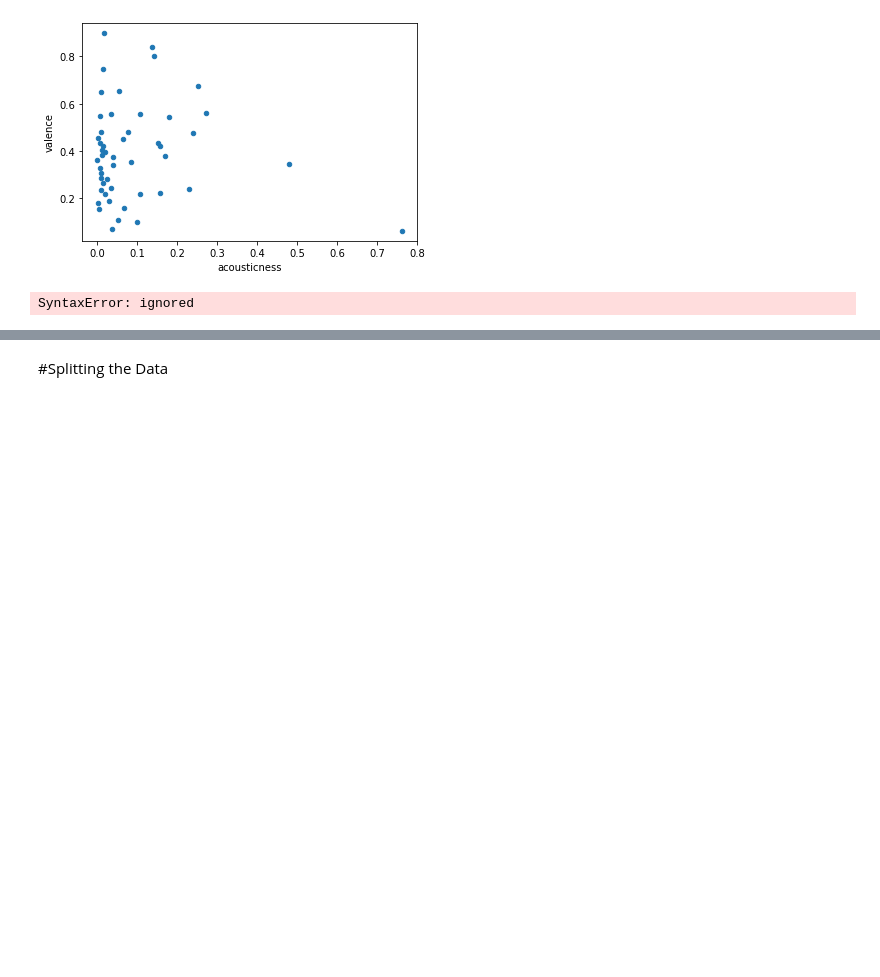
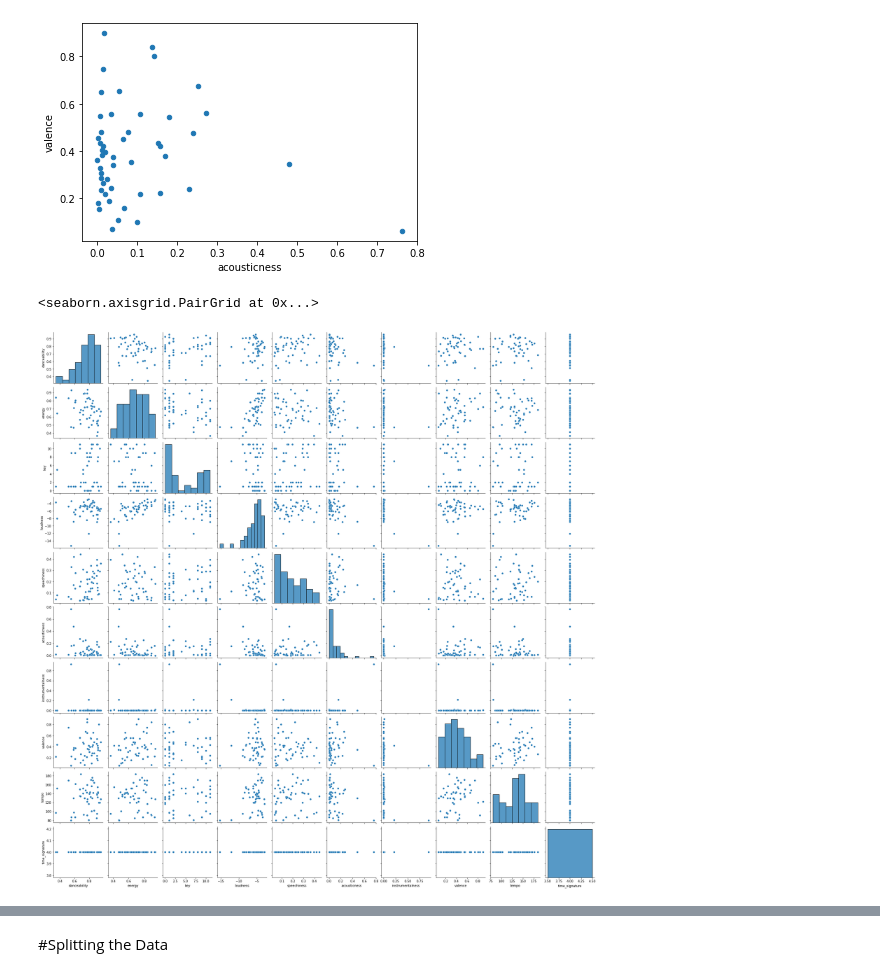
Before and after one commit to mosh98/spotify_dataset_exploration, a Jupyter notebook: Classifier_spotify_habits.ipynb, the cells around one changed output, grey strips where cells are left out. Saved outputs shown, nothing was run; the diff lists cells and outputs as text; code cells hidden in the pictures; blank space fills up the shorter version.

```diff
--- a/Classifier_spotify_habits.ipynb
+++ b/Classifier_spotify_habits.ipynb
@@ -161,7 +163,8 @@ Trying to find out potential relationship between songs with valence and acousti
 # %%
 
 #didn't need to take a small sample of data as the data consists of 29 rows anyways.
 #Quick PairPlot cuz why not kid
-#sns.pairplot( new_data, axis =1 ) ,hue='mode',diag_kind='hist' )
+sns.pairplot( new_data  )
 # %% [output]
-SyntaxError: ignored
+<seaborn.axisgrid.PairGrid at 0x...>
+[figure, added]
```
Also changed, not shown: parts of 5 cells of this notebook.
